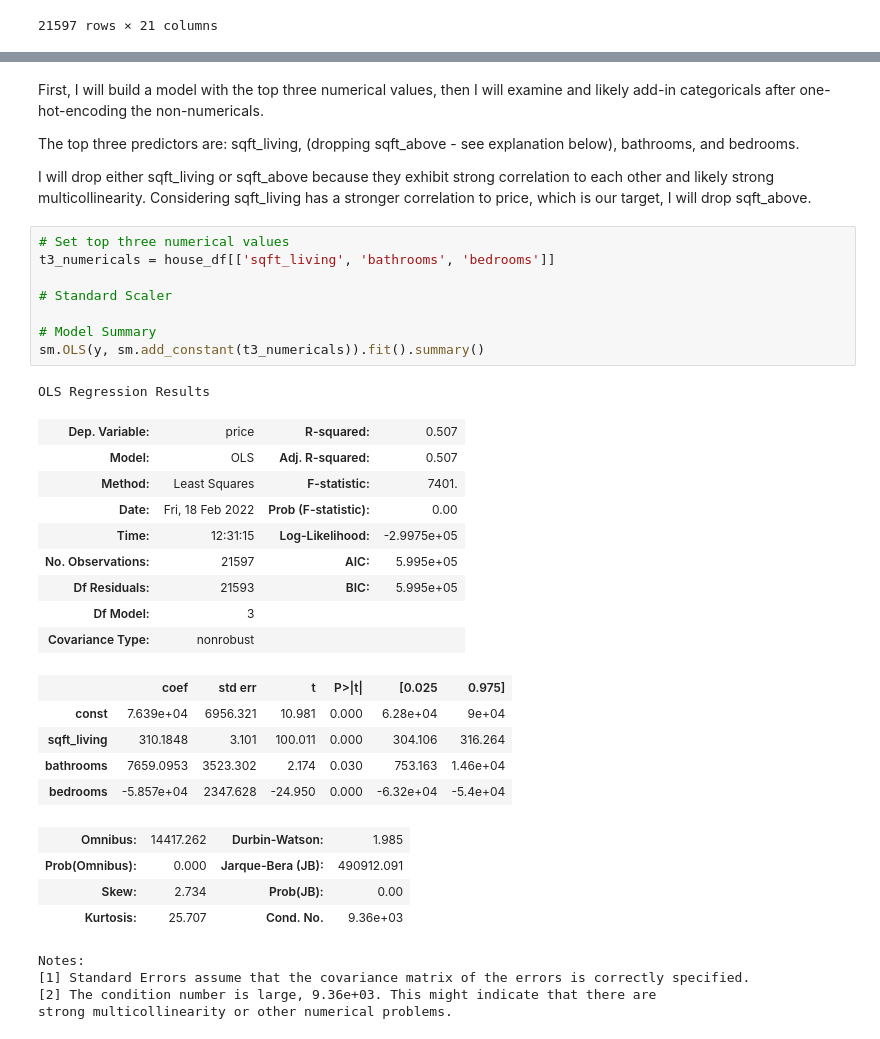
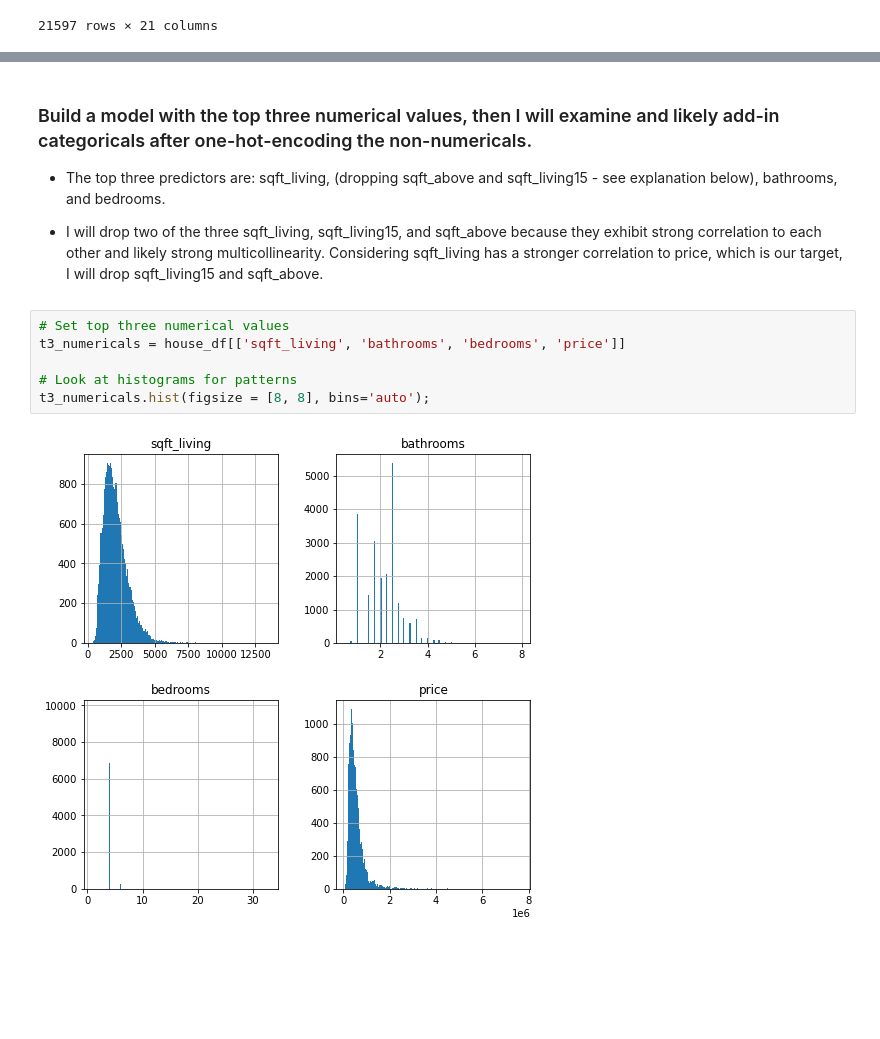
Before and after one commit to jpetoskey/Home_Renovation_Recs, a Jupyter notebook: house_improvements.ipynb, the cells around one changed output, grey strips where cells are left out. Cells and saved outputs as stored; diff of their text form; blank space fills up the shorter version.

```diff
--- a/house_improvements.ipynb
+++ b/house_improvements.ipynb
@@ -120,38 +130,14 @@ ax.set_title("Heatmap of Correlation Between Attributes (Including Target)");
 # %% [markdown]
-First, I will build a model with the top three numerical values, then I will examine and likely add-in categoricals after one-hot-encoding the non-numericals.
+### Build a model with the top three numerical values, then I will examine and likely add-in categoricals after one-hot-encoding the non-numericals.
 
-The top three predictors are: sqft_living, (dropping sqft_above - see explanation below), bathrooms, and bedrooms.
+* The top three predictors are: sqft_living, (dropping sqft_above and sqft_living15 - see explanation below), bathrooms, and bedrooms.
 
-I will drop either sqft_living or sqft_above because they  exhibit strong correlation to each other and likely strong multicollinearity.  Considering sqft_living has a stronger correlation to price, which is our target, I will drop sqft_above.
+* I will drop two of the three sqft_living, sqft_living15, and sqft_above because they  exhibit strong correlation to each other and likely strong multicollinearity.  Considering sqft_living has a stronger correlation to price, which is our target, I will drop sqft_living15 and sqft_above.
 # %%
 # Set top three numerical values
-t3_numericals = house_df[['sqft_living', 'bathrooms', 'bedrooms']]
+t3_numericals = house_df[['sqft_living', 'bathrooms', 'bedrooms', 'price']]
 
-# Standard Scaler
-
-# Model Summary
-sm.OLS(y, sm.add_constant(t3_numericals)).fit().summary()
+# Look at histograms for patterns
+t3_numericals.hist(figsize = [8, 8], bins='auto');
 # %% [output]
-OLS Regression Results
-| Dep. Variable: | price | R-squared: | 0.507 |
-| Model: | OLS | Adj. R-squared: | 0.507 |
-| Method: | Least Squares | F-statistic: | 7401. |
-| Date: | Fri, 18 Feb 2022 | Prob (F-statistic): | 0.00 |
-| Time: | 12:31:15 | Log-Likelihood: | -2.9975e+05 |
-| No. Observations: | 21597 | AIC: | 5.995e+05 |
-| Df Residuals: | 21593 | BIC: | 5.995e+05 |
-| Df Model: | 3 |  |  |
-| Covariance Type: | nonrobust |  |  |
-|  | coef | std err | t | P>|t| | [0.025 | 0.975] |
-| const | 7.639e+04 | 6956.321 | 10.981 | 0.000 | 6.28e+04 | 9e+04 |
-| sqft_living | 310.1848 | 3.101 | 100.011 | 0.000 | 304.106 | 316.264 |
-| bathrooms | 7659.0953 | 3523.302 | 2.174 | 0.030 | 753.163 | 1.46e+04 |
-| bedrooms | -5.857e+04 | 2347.628 | -24.950 | 0.000 | -6.32e+04 | -5.4e+04 |
-| Omnibus: | 14417.262 | Durbin-Watson: | 1.985 |
-| Prob(Omnibus): | 0.000 | Jarque-Bera (JB): | 490912.091 |
-| Skew: | 2.734 | Prob(JB): | 0.00 |
-| Kurtosis: | 25.707 | Cond. No. | 9.36e+03 |
-Notes:
-[1] Standard Errors assume that the covariance matrix of the errors is correctly specified.
-[2] The condition number is large, 9.36e+03. This might indicate that there are
-strong multicollinearity or other numerical problems.
+[figure, added]
```
Also changed, not shown: parts of 12 cells of this notebook.
